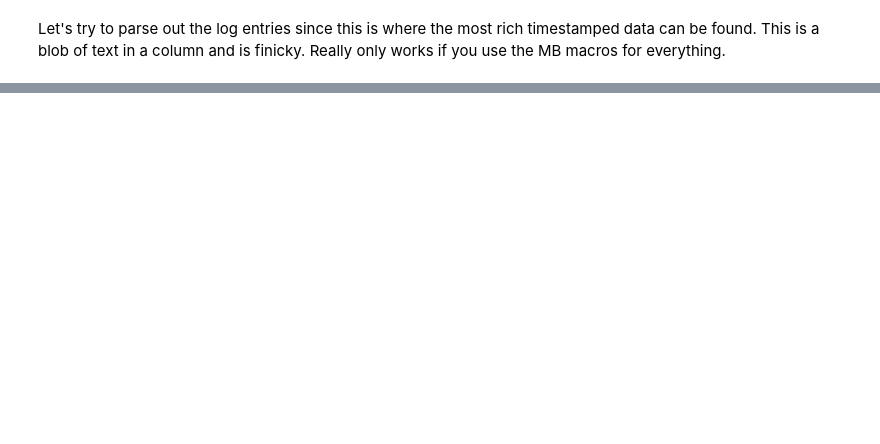
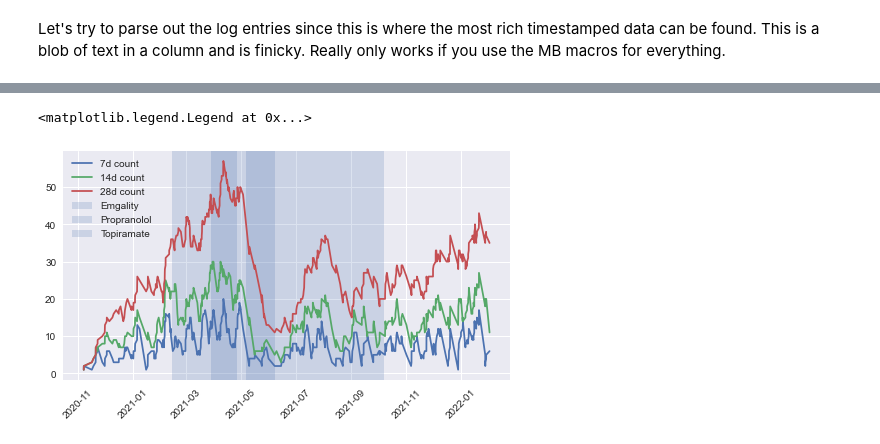
Before and after one commit to vfilby/migrainebuddy-summarizer, a Jupyter notebook: MB_DataExploration2.ipynb, the cells around one changed output, grey strips where cells are left out. Cells and saved outputs as stored; diff of their text form; code cells hidden in the pictures; blank space fills up the shorter version.

```diff
--- a/MB_DataExploration2.ipynb
+++ b/MB_DataExploration2.ipynb
@@ -24,8 +24,13 @@ print( calmap.__version__ )
 default_pain_level = 3
 
 # Any periods of time to mark on the charts (med use, etc)
-notable_periods = [
-    { 'start': pd.Timestamp('2021-05-07'), 'end': pd.Timestamp('2021-10-7'), 'label': 'Emgality' },
-    { 'start': pd.Timestamp('2021-02-14'), 'end': pd.Timestamp('2021-04-27'), 'label': 'Propranolol'},
-    { 'start': pd.Timestamp('2021-03-29'), 'end': pd.Timestamp('2021-06-8'), 'label': 'Topiramate'}
-]
+# Use the following columns:
+# "start", "end", "label", "description"
+dtypes = [datetime.datetime, datetime.datetime, str, str]
+notable_periods = pd.read_csv(
+    "notable_periods.csv")
+
+notable_periods['start'] = pd.to_datetime( notable_periods['start'], dayfirst=True )
+notable_periods['end'] = pd.to_datetime( notable_periods['end'], dayfirst=True )
+
+notable_periods
@@ -112,22 +146,25 @@ daily_migraines['#'].groupby( daily_migraines['Date Range'].dt.strftime('%Y %m')
 # %%
 meds = log[log['Medication'] == True].copy()
 meds2 = meds.set_index('Date')
 meds2 = meds2.sort_index()
 meds2['Occ'] = 1
 
 fig, ax = plt.subplots()
 fig.subplots_adjust(bottom=0.3)
 plt.xticks(rotation=45)
 plt.plot(meds2['Occ'].rolling( '7d', min_periods=1 ).count(), label='7d count')
 plt.plot(meds2['Occ'].rolling( '14d', min_periods=1 ).count(), label='14d count')
 plt.plot(meds2['Occ'].rolling( '28d', min_periods=1 ).count(), label='28d count')
 
 for period in notable_periods:
     plt.axvspan( period['start'], period['end'], alpha=.2, label=period['label'])
 
-plt.axvline( pd.Timestamp('2021-11-01'), color='r')
-plt.hlines( y=10, xmin=pd.Timestamp('2021-08-01'), xmax=pd.Timestamp('2021-11-01') )
+#plt.axvline( pd.Timestamp('2021-11-01'), color='r')
+#plt.hlines( y=10, xmin=pd.Timestamp('2021-08-01'), xmax=pd.Timestamp('2021-11-01') )
 ax.legend()
+# %% [output]
+<matplotlib.legend.Legend at 0x...>
+[figure, added]
 # %%
 meds[['Name', 'Q']] = meds['Entry'].str.extract( "((?P<Q>\d+(mg|ml)) )?(?P<Name>[A-Za-z]+)")[['Name', 'Q']]
 meds['Month'] = pd.to_datetime(meds['Date']).dt.strftime('%m')
```
Also changed, not shown: parts of 8 cells of this notebook, 1 other file.
